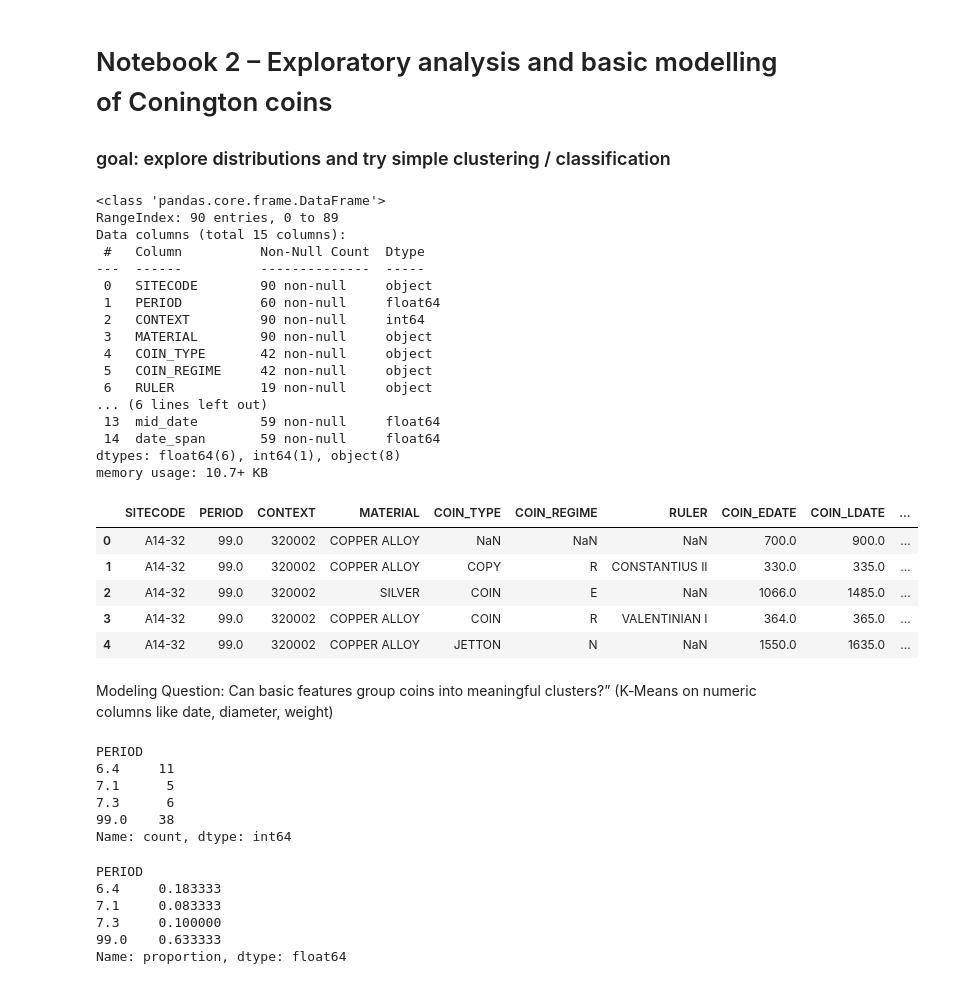
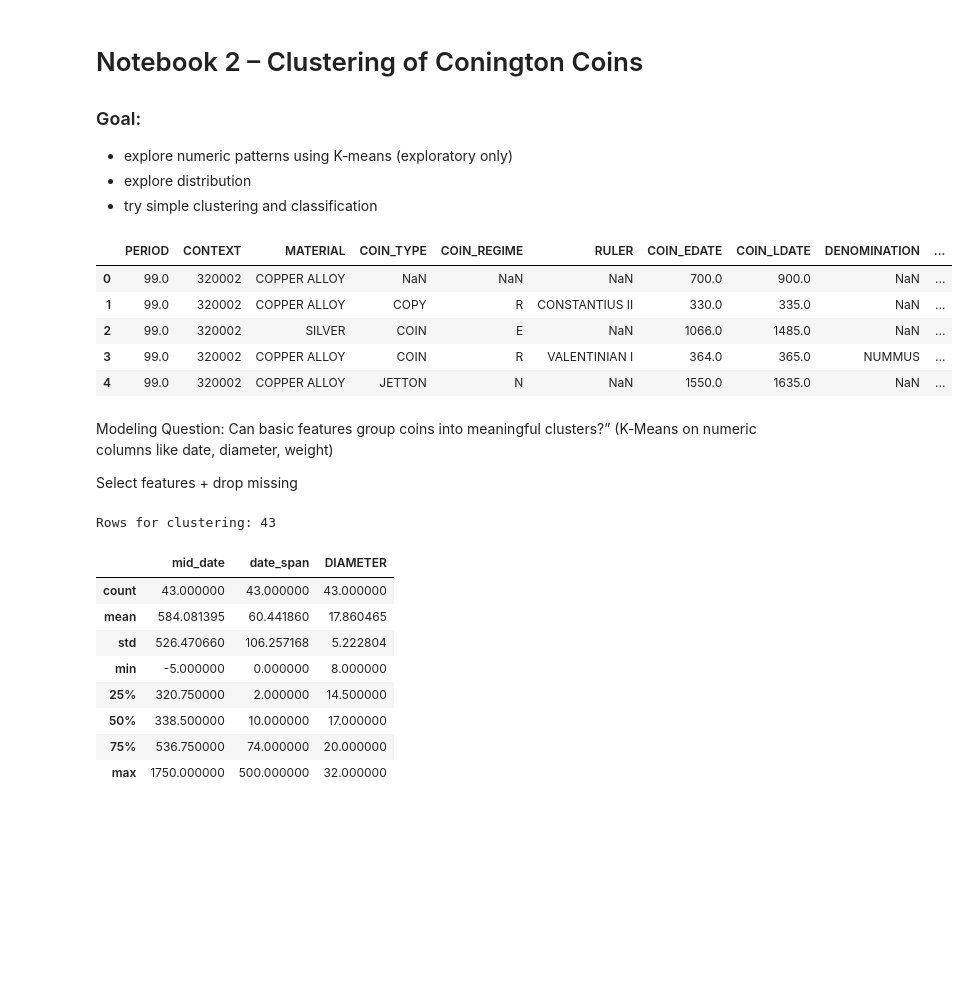
Before and after one commit to berniberniberni/ML_DHC_Conington_Coindata, a Jupyter notebook: notebooks/02_conington_clustering_kmeans.ipynb, the cells around one changed output. Saved outputs shown, nothing was run; the diff lists cells and outputs as text; code cells hidden in the pictures; blank space fills up the shorter version.

Commit message:
cleanup v1

```diff
--- a/notebooks/02_conington_clustering_kmeans.ipynb
+++ b/notebooks/02_conington_clustering_kmeans.ipynb
@@ -1,6 +1,9 @@
 # %% [markdown]
-# Notebook 2 – Exploratory analysis and basic modelling of Conington coins
-### goal: explore distributions and try simple clustering / classification
+# Notebook 2 – Clustering of Conington Coins
+### Goal:
+- explore numeric patterns using K‑means (exploratory only)
+- explore distribution
+- try simple clustering and classification
 # %%
 import pandas as pd
 import numpy as np
@@ -12,54 +24,31 @@ from sklearn.cluster import KMeans
 # %%
-import pandas as pd
-
-coins = pd.read_csv("../data/conington_coins_clean.csv")
-type(coins)  # this will be <class 'pandas.core.frame.DataFrame'>
-coins.info()
+coins = pd.read_csv("../data/Coins_clean.csv")
 coins.head()
 # %% [output]
-<class 'pandas.core.frame.DataFrame'>
-RangeIndex: 90 entries, 0 to 89
-Data columns (total 15 columns):
- #   Column          Non-Null Count  Dtype
----  ------          --------------  -----
- 0   SITECODE        90 non-null     object
- 1   PERIOD          60 non-null     float64
- 2   CONTEXT         90 non-null     int64
- 3   MATERIAL        90 non-null     object
- 4   COIN_TYPE       42 non-null     object
- 5   COIN_REGIME     42 non-null     object
- 6   RULER           19 non-null     object
-... (6 lines left out)
- 13  mid_date        59 non-null     float64
- 14  date_span       59 non-null     float64
-dtypes: float64(6), int64(1), object(8)
-memory usage: 10.7+ KB
-|  | SITECODE | PERIOD | CONTEXT | MATERIAL | COIN_TYPE | COIN_REGIME | RULER | COIN_EDATE | COIN_LDATE | ... |
-| 0 | A14-32 | 99.0 | 320002 | COPPER ALLOY | NaN | NaN | NaN | 700.0 | 900.0 | ... |
-| 1 | A14-32 | 99.0 | 320002 | COPPER ALLOY | COPY | R | CONSTANTIUS II | 330.0 | 335.0 | ... |
-| 2 | A14-32 | 99.0 | 320002 | SILVER | COIN | E | NaN | 1066.0 | 1485.0 | ... |
-| 3 | A14-32 | 99.0 | 320002 | COPPER ALLOY | COIN | R | VALENTINIAN I | 364.0 | 365.0 | ... |
-| 4 | A14-32 | 99.0 | 320002 | COPPER ALLOY | JETTON | N | NaN | 1550.0 | 1635.0 | ... |
+|  | PERIOD | CONTEXT | MATERIAL | COIN_TYPE | COIN_REGIME | RULER | COIN_EDATE | COIN_LDATE | DENOMINATION | ... |
+| 0 | 99.0 | 320002 | COPPER ALLOY | NaN | NaN | NaN | 700.0 | 900.0 | NaN | ... |
+| 1 | 99.0 | 320002 | COPPER ALLOY | COPY | R | CONSTANTIUS II | 330.0 | 335.0 | NaN | ... |
+| 2 | 99.0 | 320002 | SILVER | COIN | E | NaN | 1066.0 | 1485.0 | NaN | ... |
+| 3 | 99.0 | 320002 | COPPER ALLOY | COIN | R | VALENTINIAN I | 364.0 | 365.0 | NUMMUS | ... |
+| 4 | 99.0 | 320002 | COPPER ALLOY | JETTON | N | NaN | 1550.0 | 1635.0 | NaN | ... |
 # %% [markdown]
 Modeling Question: Can basic features group coins into meaningful clusters?” (K‑Means on numeric columns like date, diameter, weight)
+
+Select features + drop missing
-# %%
-# 1. Value counts per PERIOD column
-period_counts = coins['PERIOD'].value_counts().sort_index()
-period_counts
-# %% [output]
-PERIOD
-6.4     11
-7.1      5
-7.3      6
-99.0    38
-Name: count, dtype: int64
 # %%
-period_props = coins['PERIOD'].value_counts(normalize=True).sort_index()
-period_props
+features = ["mid_date", "date_span", "DIAMETER"]
+df = coins[features].dropna()
+
+print("Rows for clustering:", len(df))
+df.describe()
 # %% [output]
-PERIOD
-6.4     0.183333
-7.1     0.083333
-7.3     0.100000
-99.0    0.633333
-Name: proportion, dtype: float64
+Rows for clustering: 43
+|  | mid_date | date_span | DIAMETER |
+| count | 43.000000 | 43.000000 | 43.000000 |
+| mean | 584.081395 | 60.441860 | 17.860465 |
+| std | 526.470660 | 106.257168 | 5.222804 |
+| min | -5.000000 | 0.000000 | 8.000000 |
+| 25% | 320.750000 | 2.000000 | 14.500000 |
+| 50% | 338.500000 | 10.000000 | 17.000000 |
+| 75% | 536.750000 | 74.000000 | 20.000000 |
+| max | 1750.000000 | 500.000000 | 32.000000 |
```
Also changed, not shown: parts of 27 cells of this notebook, 3 other files.
